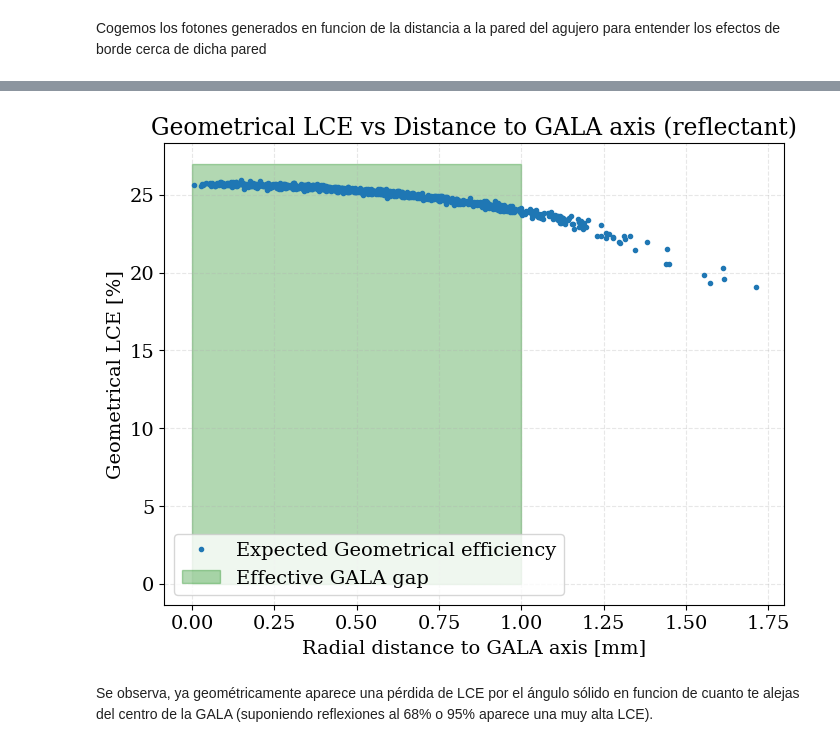
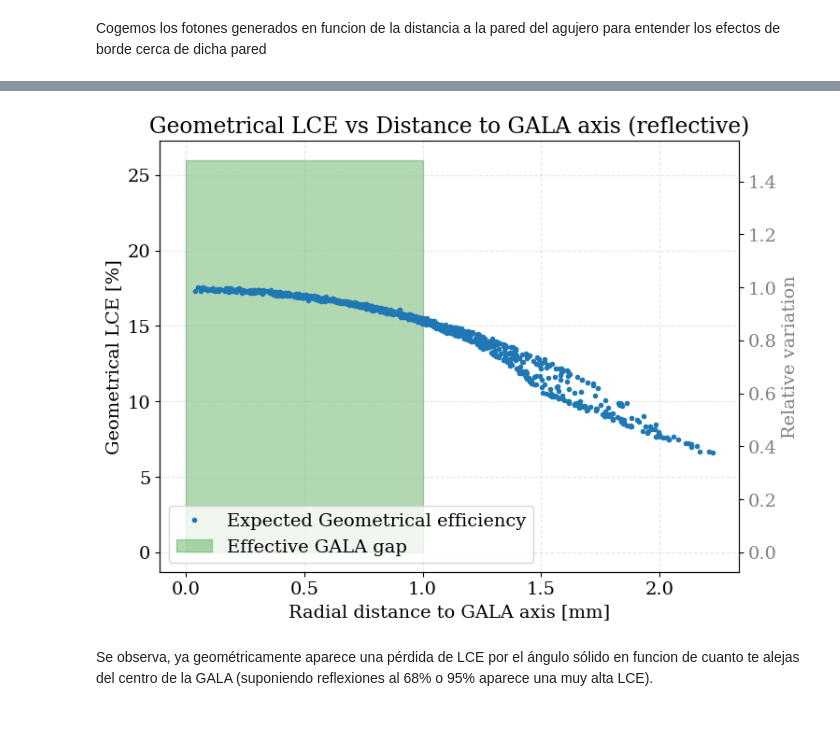
Before and after one commit to pablovzqz/GALA_hole, a Jupyter notebook: analysis/Offline_Electronics_Manual.ipynb, the cells around one changed output, grey strips where cells are left out. Drawn from its saved outputs; the diff is of its cells as text; code cells hidden in the pictures.

```diff
--- a/analysis/Offline_Electronics_Manual.ipynb
+++ b/analysis/Offline_Electronics_Manual.ipynb
@@ -25,7 +33,7 @@ def gaussian(x, A, sigma, mu):
 
 El documento es demasiado grande como para leerlo todo conjunto en memoria, de forma que se abre en secciones.
 # %%
-path ='/Users/pablovazquez/GALA_hole/build/geometric_hits_reflectiveGALA_test.txt'
+path ='/Users/pablovazquez/GALA_hole/build/geometric_hits_absorbentGALA_3mm_testfullpeaks.txt'
 # %%
 usecols = ['event_id', 'time_ns', 'vx_mm', 'vy_mm', 'vz_mm', 'nPhotons']
 
@@ -143,21 +197,27 @@ radius = df_hits['radius'].to_numpy()
 # Calcular LCE (Light Collection Efficiency)
 df_hits['lce'] = df_hits['photons'] / df_hits['photons_generated']
 # %%
-plt.figure(figsize=(8, 6))
-plt.plot(radius, df_hits.lce * 100, '.', label = 'Expected Geometrical efficiency');
-plt.fill_between((0, 1),(27, 27), alpha=0.3, color = 'green', label = 'Effective GALA gap');
+fig, ax1 = plt.subplots(figsize=(8, 6))
+ax1.plot(radius, df_hits.lce * 100, '.', label='Expected Geometrical efficiency')
+ax1.fill_between((0, 1), (26, 26), alpha=0.3, color='green', label='Effective GALA gap')
+ax1.set_title('Geometrical LCE vs Distance to GALA axis (reflective)')
+ax1.set_xlabel('Radial distance to GALA axis [mm]')
+ax1.set_ylabel('Geometrical LCE [%]')
+ax1.grid(True, alpha=0.3, linestyle='--')
 
-plt.title('Geometrical LCE vs Distance to GALA axis (reflectant)');
-plt.xlabel('Radial distance to GALA axis [mm]');
-plt.ylabel('Geometrical LCE [%]');
+lce_max = df_hits.lce.max() * 100  # en %
 
-plt.grid(True, alpha=0.3, linestyle='--')
+ax2 = ax1.twinx()
+ymin, ymax = ax1.get_ylim()
+ax2.set_ylim(ymin / lce_max, ymax / lce_max)
+ax2.set_ylabel('Relative variation', color='gray')
+ax2.tick_params(axis='y', labelcolor='gray')
 
-
-plt.legend(loc = 'lower left');
-plt.savefig('/Users/pablovazquez/GALA_hole/results/geometrical_lce_reflectant.png')
+lines1, labels1 = ax1.get_legend_handles_labels()
+ax1.legend(lines1, labels1, loc='lower left')
+plt.savefig('/Users/pablovazquez/GALA_hole/results/geometrical_lce_reflective.png')
 # %% [output]
-[figure, old version]
+[figure, new version]
 # %% [markdown]
 Se observa, ya geométricamente aparece una pérdida de LCE por el ángulo sólido en funcion de cuanto te alejas del centro de la GALA (suponiendo reflexiones al 68% o 95% aparece una muy alta LCE).
 # %% [markdown]
```
Also changed, not shown: parts of 29 cells of this notebook, 24 other files.
